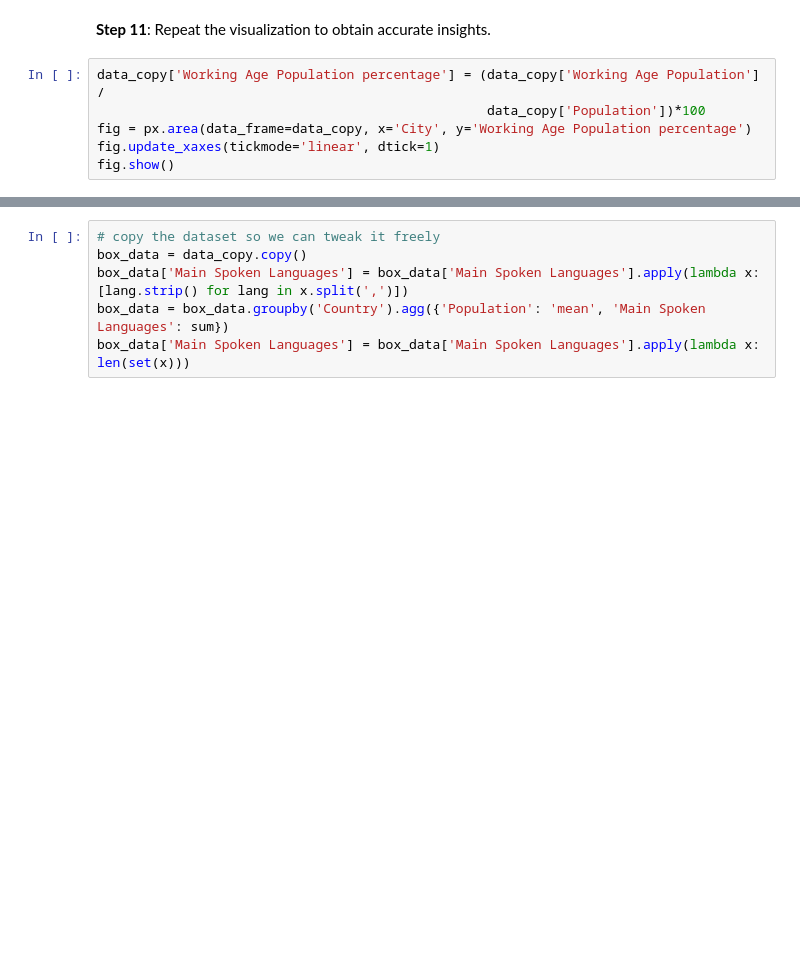
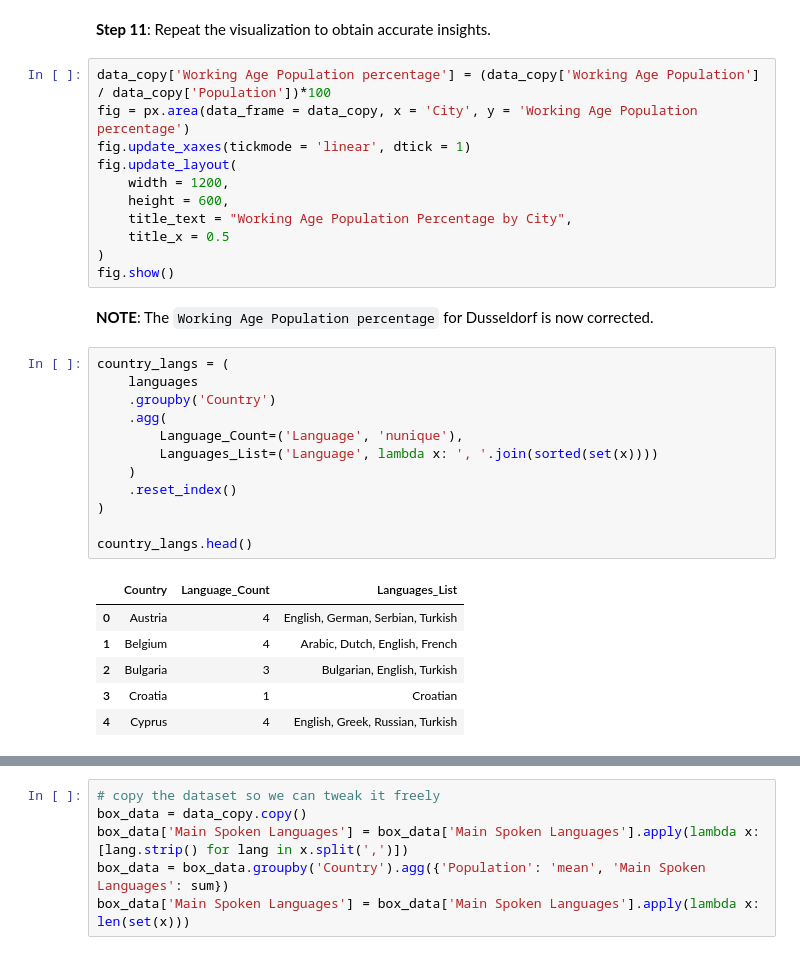
Before and after one commit to amdbsilva/Programming-for-Data-Science-Project, a Jupyter notebook: PDS_project.ipynb, the cells around one changed output, grey strips where cells are left out. Cells and saved outputs as stored; diff of their text form; blank space fills up the shorter version.

```diff
--- a/PDS_project.ipynb
+++ b/PDS_project.ipynb
@@ -574,8 +583,34 @@ data_copy.loc[city_data_inconsistency]
 # %% [markdown]
 **Step 11**: Repeat the visualization to obtain accurate insights.
 # %%
-data_copy['Working Age Population percentage'] = (data_copy['Working Age Population'] /
-                                                  data_copy['Population'])*100
-fig = px.area(data_frame=data_copy, x='City', y='Working Age Population percentage')
-fig.update_xaxes(tickmode='linear', dtick=1)
+data_copy['Working Age Population percentage'] = (data_copy['Working Age Population'] / data_copy['Population'])*100
+fig = px.area(data_frame = data_copy, x = 'City', y = 'Working Age Population percentage')
+fig.update_xaxes(tickmode = 'linear', dtick = 1)
+fig.update_layout(
+    width = 1200,
+    height = 600,
+    title_text = "Working Age Population Percentage by City",
+    title_x = 0.5
+)
 fig.show()
+# %% [markdown]
+**NOTE**: The `Working Age Population percentage` for Dusseldorf is now corrected.
+# %%
+country_langs = (
+    languages
+    .groupby('Country')
+    .agg(
+        Language_Count=('Language', 'nunique'),
+        Languages_List=('Language', lambda x: ', '.join(sorted(set(x))))
+    )
+    .reset_index()
+)
+
+country_langs.head()
+# %% [output]
+|  | Country | Language_Count | Languages_List |
+| 0 | Austria | 4 | English, German, Serbian, Turkish |
+| 1 | Belgium | 4 | Arabic, Dutch, English, French |
+| 2 | Bulgaria | 3 | Bulgarian, English, Turkish |
+| 3 | Croatia | 1 | Croatian |
+| 4 | Cyprus | 4 | English, Greek, Russian, Turkish |
```
Also changed, not shown: parts of 48 cells of this notebook.
